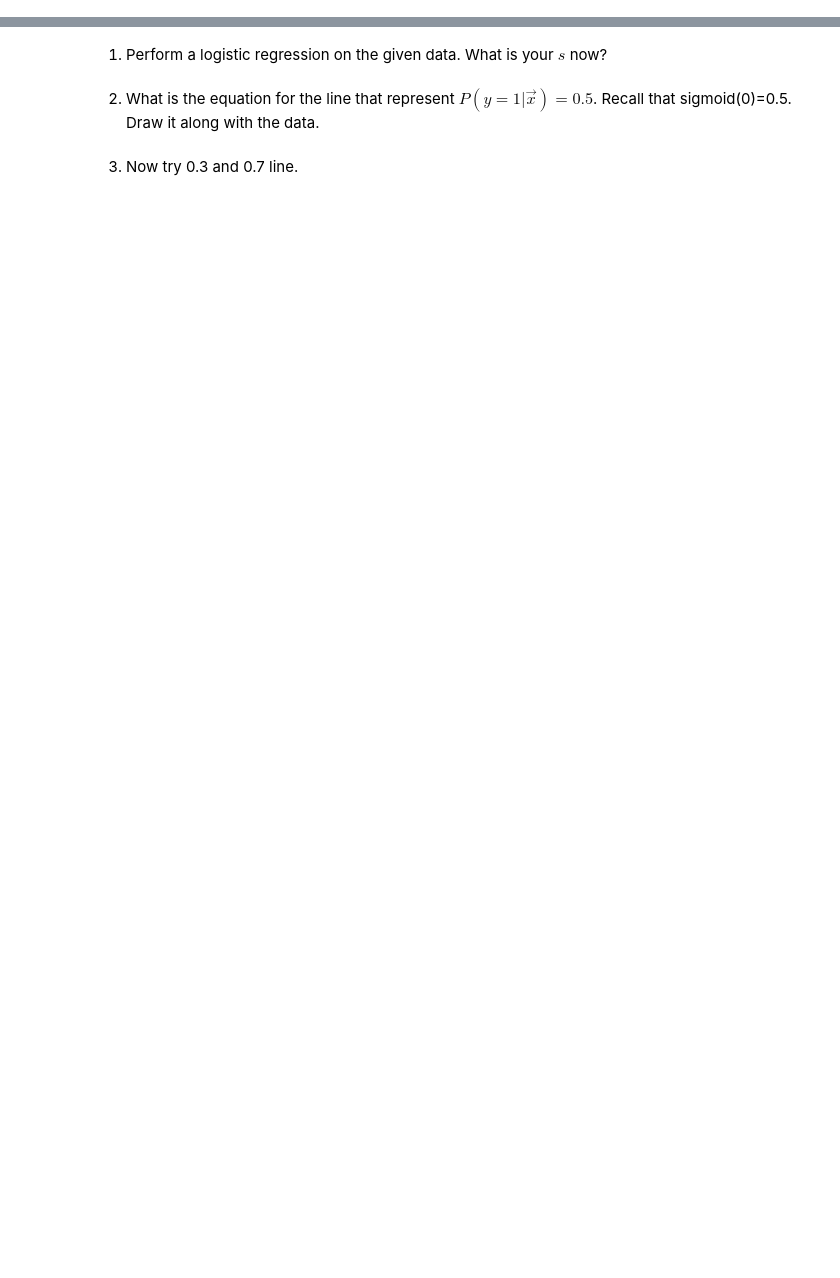
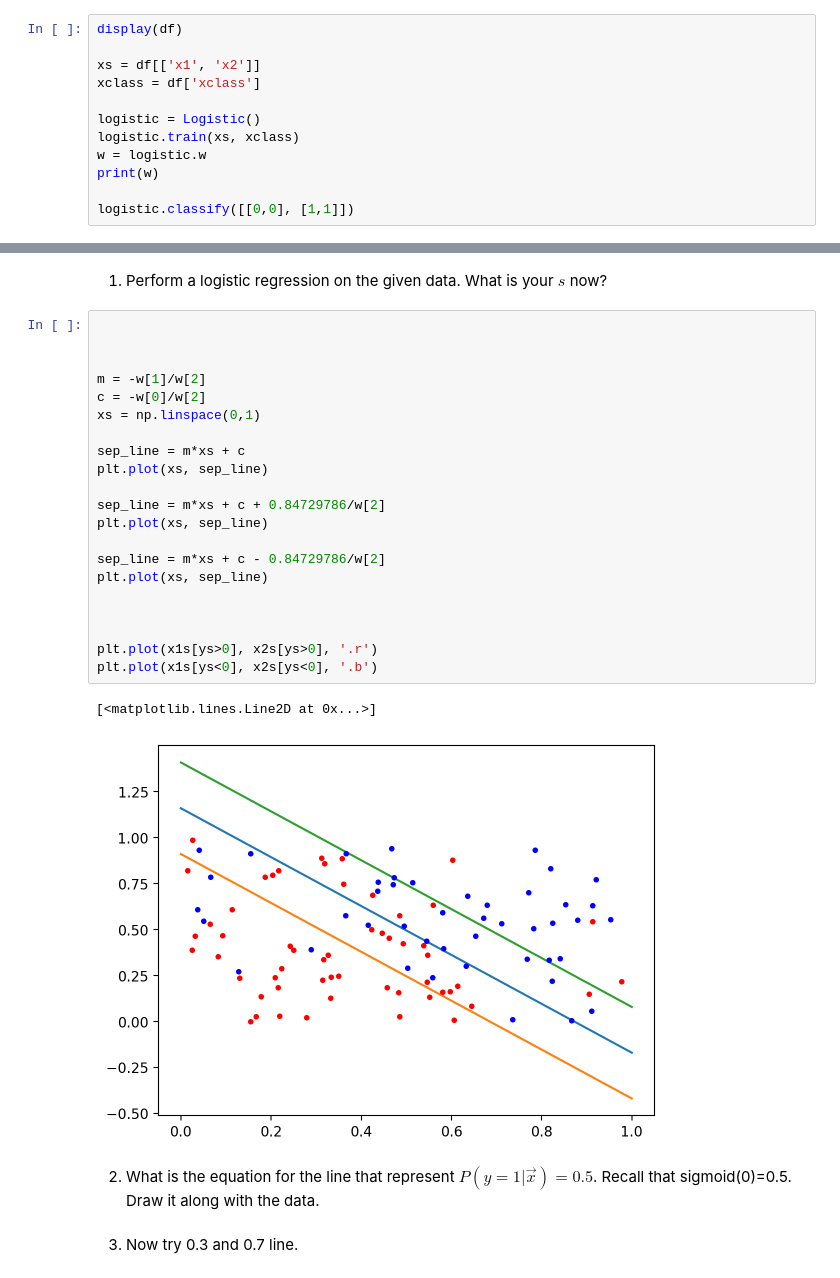
Before and after one commit to muic-pattern-rekt-2018/Exercise02-Logistic-Regression, a Jupyter notebook: Exercise 2 Logistic Regression.ipynb, the cells around one changed output, grey strips where cells are left out. Drawn from its saved outputs; the diff is of its cells as text; blank space fills up the shorter version.

```diff
--- a/Exercise 2 Logistic Regression.ipynb
+++ b/Exercise 2 Logistic Regression.ipynb
@@ -295,0 +306,12 @@ df = pd.DataFrame(data=pad_xs.T, columns=('xclass', 'x1', 'x2'))
+# %%
+display(df)
+
+xs = df[['x1', 'x2']]
+xclass = df['xclass']
+
+logistic = Logistic()
+logistic.train(xs, xclass)
+w = logistic.w
+print(w)
+
+logistic.classify([[0,0], [1,1]])
@@ -296,5 +346,29 @@ df = pd.DataFrame(data=pad_xs.T, columns=('xclass', 'x1', 'x2'))
 # %% [markdown]
 1) Perform a logistic regression on the given data. What is your $s$ now?
+# %%
+
+
+
+m = -w[1]/w[2]
+c = -w[0]/w[2]
+xs = np.linspace(0,1)
+
+sep_line = m*xs + c
+plt.plot(xs, sep_line)
+
+sep_line = m*xs + c + 0.84729786/w[2]
+plt.plot(xs, sep_line)
+
+sep_line = m*xs + c - 0.84729786/w[2]
+plt.plot(xs, sep_line)
+
+
+
+plt.plot(x1s[ys>0], x2s[ys>0], '.r')
+plt.plot(x1s[ys<0], x2s[ys<0], '.b')
+# %% [output]
+[<matplotlib.lines.Line2D at 0x...>]
+[figure, added]
 # %% [markdown]
 2) What is the equation for the line that represent $P(y=1|\vec{x})=0.5$. Recall that sigmoid(0)=0.5. Draw it along with the data.
 # %% [markdown]
```
Also changed, not shown: parts of 7 cells of this notebook.
